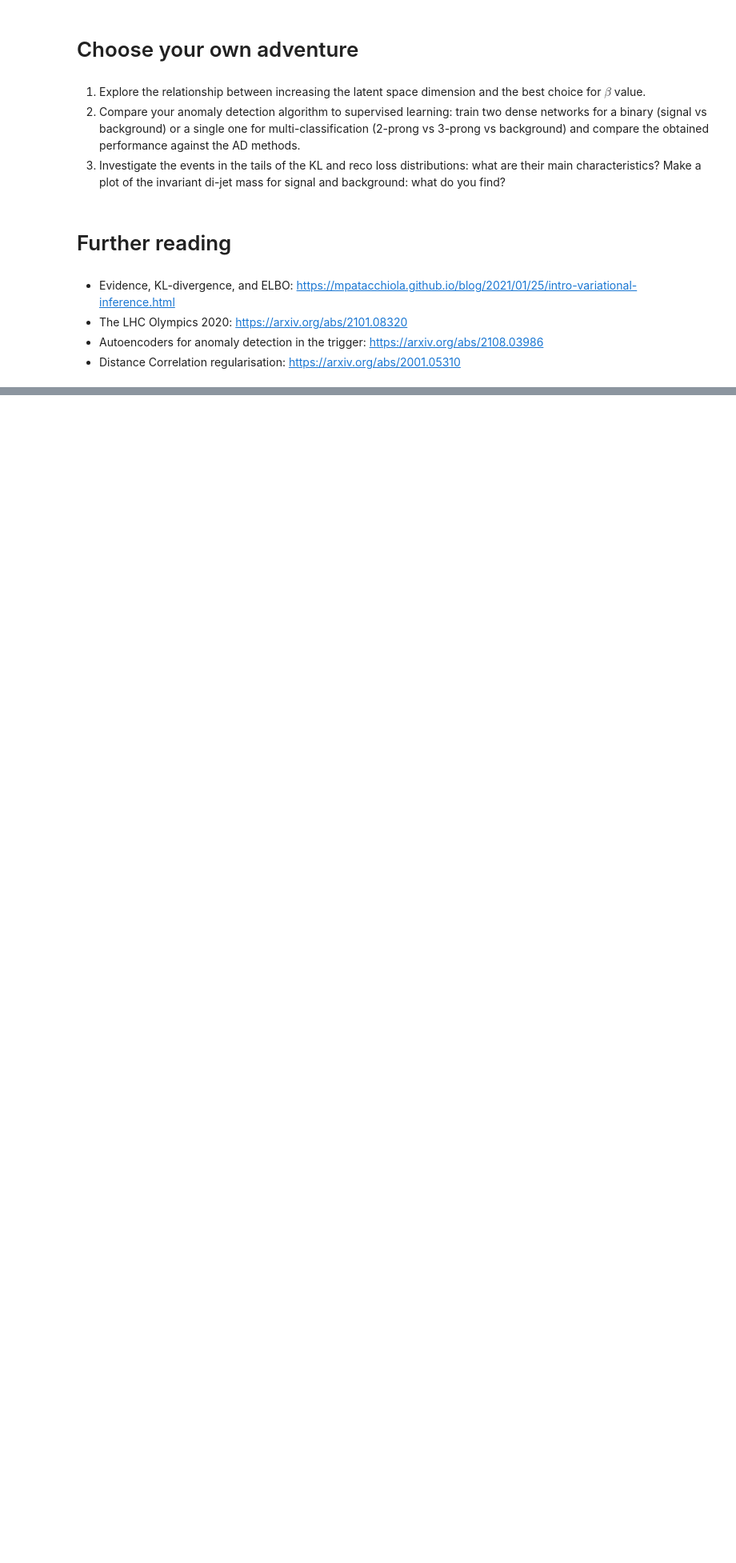
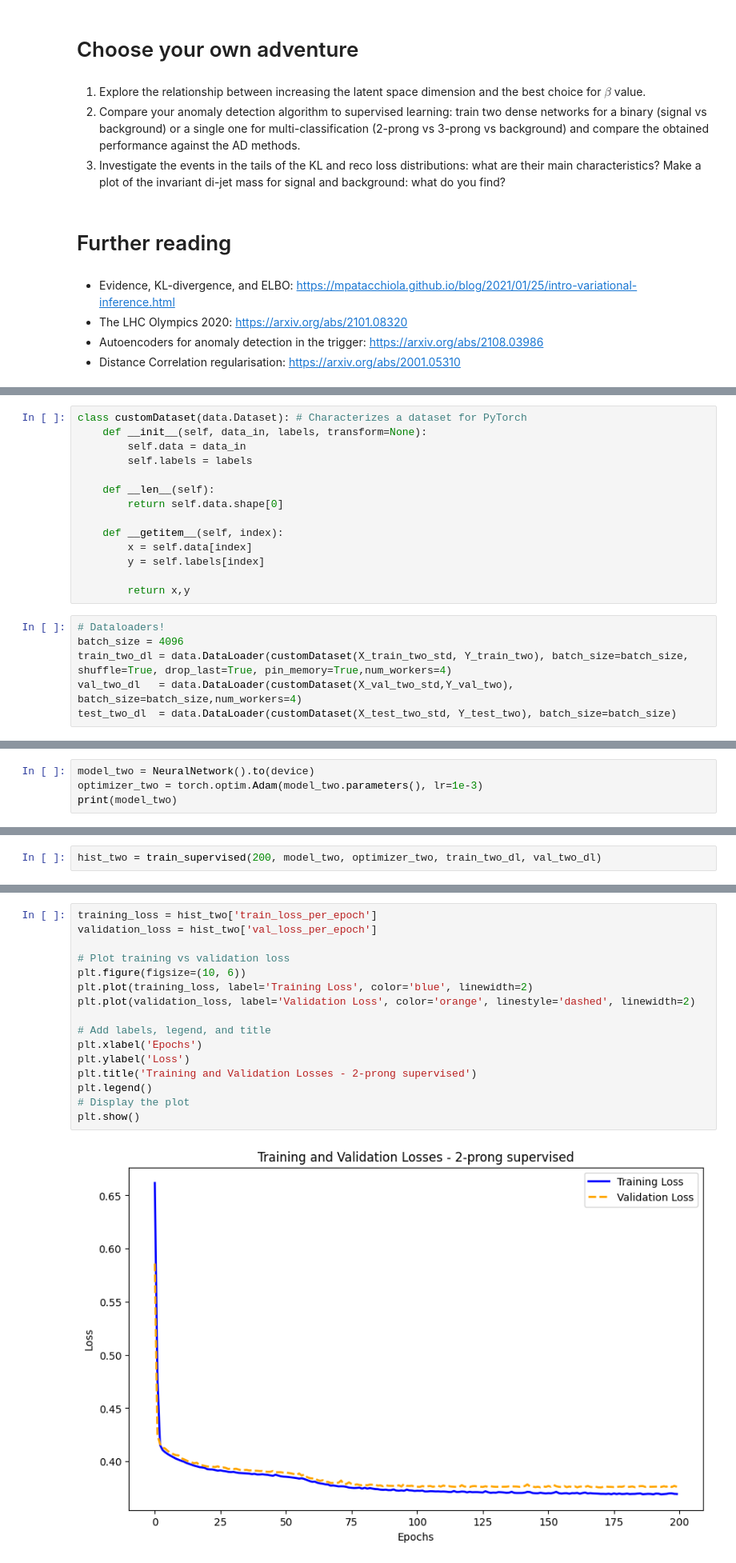
Before and after one commit to vischia/lisbon-ml-school, a Jupyter notebook: exercise_4.ipynb, the cells around one changed output, grey strips where cells are left out. Shown at 80% size. Drawn from its saved outputs; the diff is of its cells as text; blank space fills up the shorter version.

```diff
--- a/exercise_4.ipynb
+++ b/exercise_4.ipynb
@@ -1040,0 +1097,20 @@ compare_rocs([rocs_AE, rocs_vae_mse],["AE", "VAE MSE"])
+# %%
+class customDataset(data.Dataset): # Characterizes a dataset for PyTorch
+    def __init__(self, data_in, labels, transform=None):
+        self.data = data_in
+        self.labels = labels
+
+    def __len__(self):
+        return self.data.shape[0]
+
+    def __getitem__(self, index):
+        x = self.data[index]
+        y = self.labels[index]
+
+        return x,y
+# %%
+# Dataloaders!
+batch_size = 4096
+train_two_dl = data.DataLoader(customDataset(X_train_two_std, Y_train_two), batch_size=batch_size, shuffle=True, drop_last=True, pin_memory=True,num_workers=4)
+val_two_dl   = data.DataLoader(customDataset(X_val_two_std,Y_val_two), batch_size=batch_size,num_workers=4)
+test_two_dl  = data.DataLoader(customDataset(X_test_two_std, Y_test_two), batch_size=batch_size)
@@ -1040,0 +1200,4 @@ compare_rocs([rocs_AE, rocs_vae_mse],["AE", "VAE MSE"])
+# %%
+model_two = NeuralNetwork().to(device)
+optimizer_two = torch.optim.Adam(model_two.parameters(), lr=1e-3)
+print(model_two)
@@ -1040,0 +1220,2 @@ compare_rocs([rocs_AE, rocs_vae_mse],["AE", "VAE MSE"])
+# %%
+hist_two = train_supervised(200, model_two, optimizer_two, train_two_dl, val_two_dl)
@@ -1040,0 +1240,18 @@ compare_rocs([rocs_AE, rocs_vae_mse],["AE", "VAE MSE"])
+# %%
+training_loss = hist_two['train_loss_per_epoch']
+validation_loss = hist_two['val_loss_per_epoch']
+
+# Plot training vs validation loss
+plt.figure(figsize=(10, 6))
+plt.plot(training_loss, label='Training Loss', color='blue', linewidth=2)
+plt.plot(validation_loss, label='Validation Loss', color='orange', linestyle='dashed', linewidth=2)
+
+# Add labels, legend, and title
+plt.xlabel('Epochs')
+plt.ylabel('Loss')
+plt.title('Training and Validation Losses - 2-prong supervised')
+plt.legend()
+# Display the plot
+plt.show()
+# %% [output]
+[figure, added]
```
Also changed, not shown: parts of 41 cells of this notebook.
